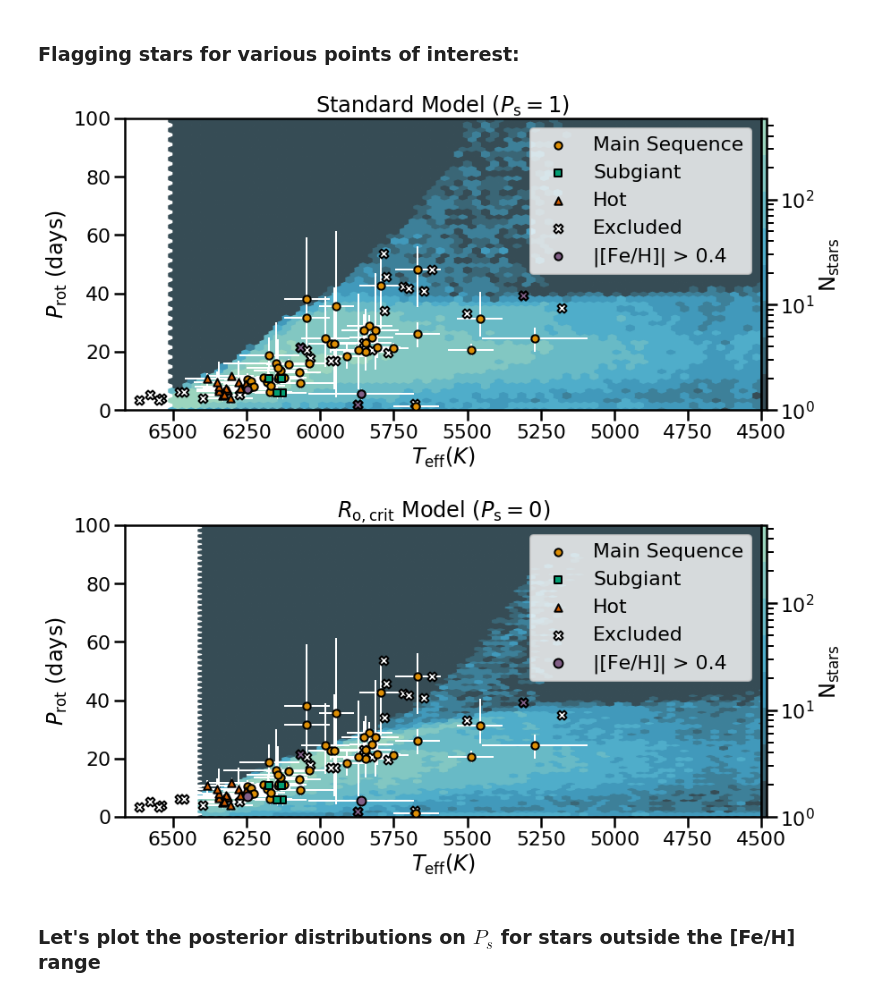
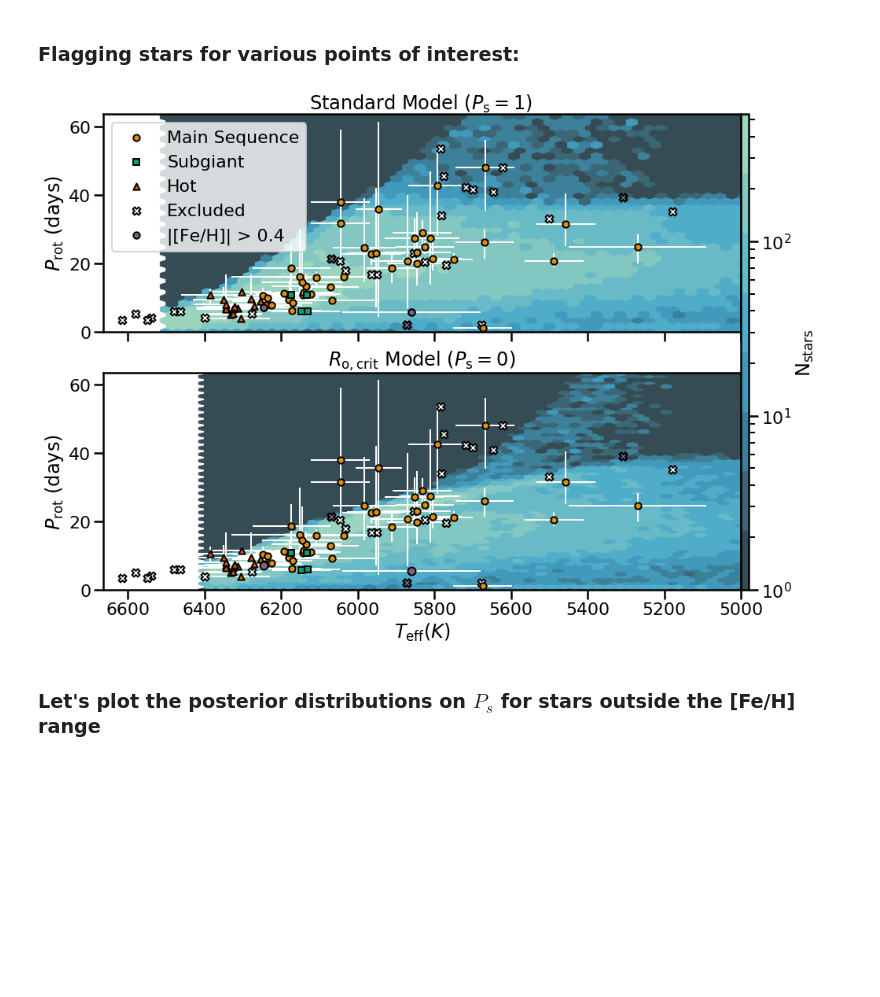
Before and after one commit to ojhall94/malatium, a Jupyter notebook: models/consolidate.ipynb, the cells around one changed output. Saved outputs shown, nothing was run; the diff lists cells and outputs as text; code cells hidden in the pictures; blank space fills up the shorter version.

```diff
--- a/models/consolidate.ipynb
+++ b/models/consolidate.ipynb
@@ -420,8 +468,9 @@ ms = (fin.hrclass == 'MS').values
 h = (fin.hrclass == 'H').values
 sg = (fin.hrclass == 'SG').values
 # %%
-fig = plt.figure(figsize=(15,6))
-ax = plt.gca()
+fig, axes = plt.subplots(2,1, figsize=(15,10), sharex=True)
+# ax = plt.gca()
+ax = axes[0]
 c = ax.hexbin(standard.Teff, standard.P, cmap=cmap, bins='log')
 ax.invert_xaxis()
 ax.scatter(np.nan, np.nan)
@@ -432,47 +481,48 @@ ax.scatter(fin.Teff[h], fin.P[h], marker='^', s=70,zorder=3, ec='k', lw='2', lab
 # Excluded
 ax.scatter(exc.Teff, exc.P, marker='X', s=100,zorder=2, ec='k', c='w', lw=2, label='Excluded')
 # FeH
 ax.scatter(excfeh.Teff, excfeh.P, marker='X', s=100,zorder=5, ec='k',
            c=sns.xkcd_rgb["dusty purple"], lw=2)
 ax.scatter(feh.Teff, feh.P, marker='o', s=70,zorder=5, ec='k',
            c=sns.xkcd_rgb["dusty purple"], lw=2, label='|[Fe/H]| > 0.4')
 ax.errorbar(fin.Teff, fin.P, c='w', lw=2, xerr=fin.eTeff, yerr=[fin.l_P, fin.u_P], fmt='|', zorder=1)
-ax.set_ylim(0, 100)
-ax.set_xlim(ati.Teff.max()+50, 4500)
+ax.set_ylim(0, ati.P.max() + 10)
+ax.set_xlim(ati.Teff.max()+50, 5000)
 ax.set_ylabel(r'$P_{\rm rot}$ (days)')
-ax.set_xlabel(r'$T_{\rm eff} (K)$')
+# ax.set_xlabel(r'$T_{\rm eff} (K)$')
 ax.set_title(r'Standard Model ($P_{\rm s} = 1$) ')
-ax.legend(loc='upper right')
-fig.colorbar(c,label=r'$\rm{N_{\rm stars}}$', pad=0,aspect=60)
-plt.show()
+ax.legend(loc='upper left')
 
-fig = plt.figure(figsize=(15,6))
-ax = plt.gca()
+ax = axes[1]
 c = ax.hexbin(rocrit.Teff, rocrit.P, cmap=cmap, bins='log')
 ax.invert_xaxis()
 ax.scatter(np.nan, np.nan)
 ax.scatter(fin.Teff[ms], fin.P[ms], marker='o', s=70,zorder=3, ec='k', lw='2', label='Main Sequence')
 ax.scatter(fin.Teff[sg], fin.P[sg], marker=',', s=70,zorder=3, ec='k', lw='2', label='Subgiant')
 ax.scatter(fin.Teff[h], fin.P[h], marker='^', s=70,zorder=3, ec='k', lw='2', label='Hot')
 
 ax.scatter(exc.Teff, exc.P, marker='X', s=100,zorder=2, ec='k', c='w', lw=2, label='Excluded')
 ax.scatter(excfeh.Teff, excfeh.P, marker='X', s=100,zorder=5, ec='k',
            c=sns.xkcd_rgb["dusty purple"], lw=2)
 ax.scatter(feh.Teff, feh.P, marker='o', s=100,zorder=5, ec='k',
            c=sns.xkcd_rgb["dusty purple"], lw=2, label='|[Fe/H]| > 0.4')
 
 ax.errorbar(fin.Teff, fin.P, c='w', lw=2, xerr=fin.eTeff, yerr=[fin.l_P, fin.u_P], fmt='|', zorder=1)
-ax.set_ylim(0, 100)
-ax.set_xlim(ati.Teff.max()+50, 4500)
+ax.set_ylim(0, ati.P.max() + 10)
+ax.set_xlim(ati.Teff.max()+50, 5000)
 ax.set_ylabel(r'$P_{\rm rot}$ (days)')
 ax.set_xlabel(r'$T_{\rm eff} (K)$')
 ax.set_title(r'$R_{\rm o,crit}$ Model ($P_{\rm s} = 0$)')
-ax.legend(loc='upper right')
-fig.colorbar(c,label=r'$\rm{N_{\rm stars}}$', pad=0,aspect=60)
+# ax.legend(loc='upper left')
+
+fig.tight_layout()
+fig.colorbar(c, ax=axes.ravel(),label=r'$\rm{N_{\rm stars}}$', pad=0, aspect=60)
+
+plt.savefig('/home/oliver/Dropbox/Apps/Overleaf/Malatium/Images/fullsample.png', dpi=300)
+plt.savefig('/home/oliver/Dropbox/Apps/Overleaf/Malatium/Images/fullsample.pdf', rasterized=True)
 plt.show()
 # %% [output]
-[figure, old version]
+[figure, new version]
-[figure, removed]
 # %% [markdown]
 ### Let's plot the posterior distributions on $P_s$ for stars outside the [Fe/H] range
 # %%
```
Also changed, not shown: parts of 7 cells of this notebook, 3 other files.
